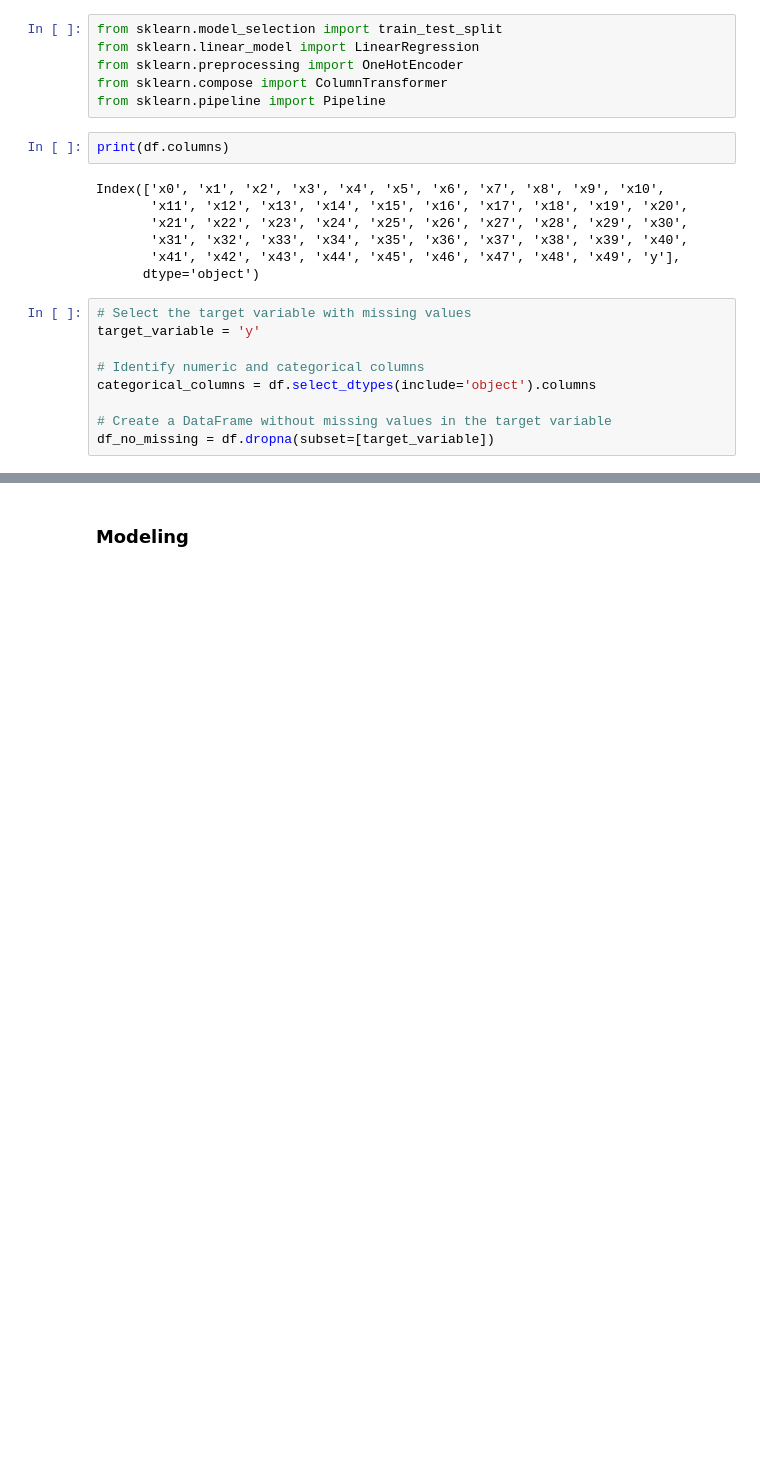
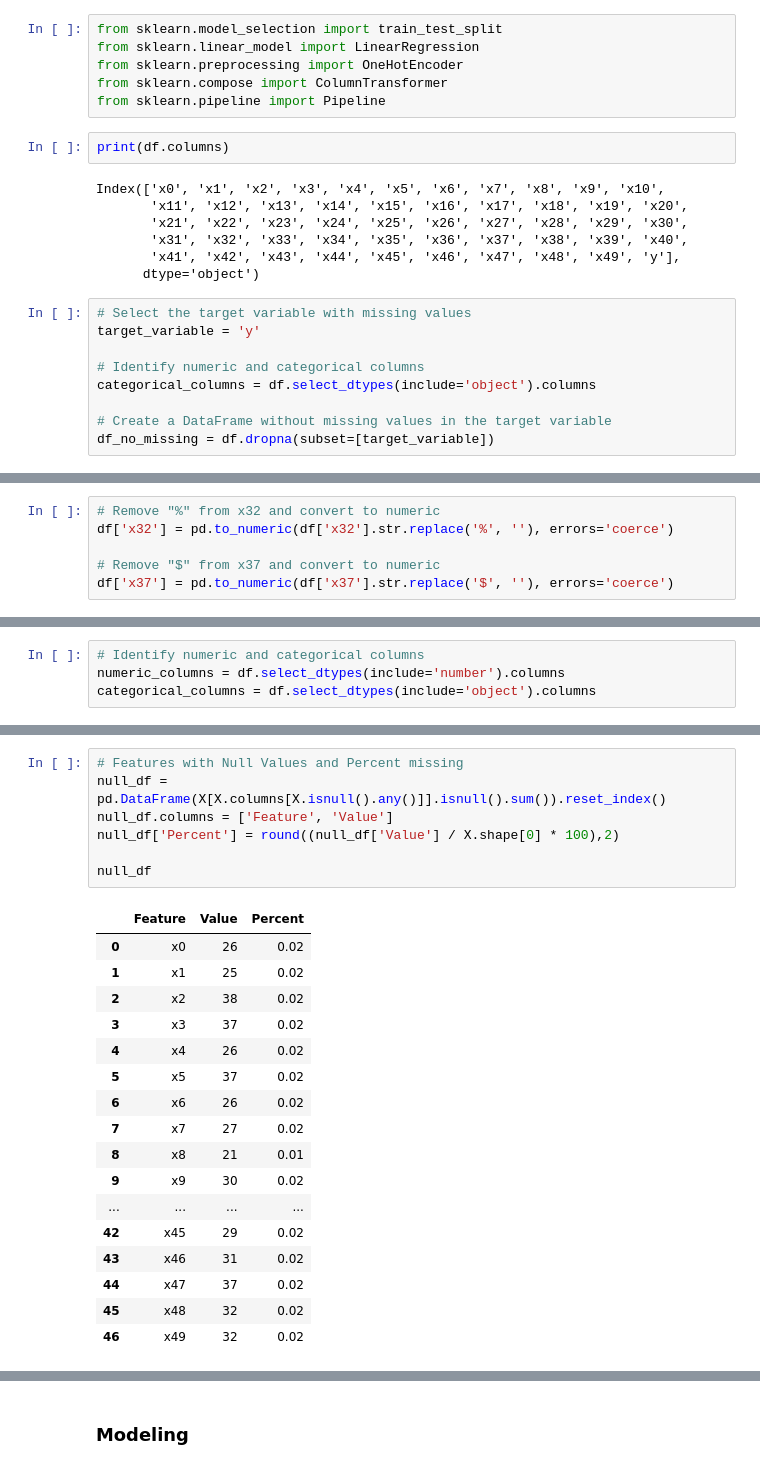
Before and after one commit to ReuvenDerner/MSDS_QuantifyingTheWorld, a Jupyter notebook: Case Study Seven.ipynb, the cells around one changed output, grey strips where cells are left out. Drawn from its saved outputs; the diff is of its cells as text; blank space fills up the shorter version.

```diff
--- a/Case Study Seven.ipynb
+++ b/Case Study Seven.ipynb
@@ -425,0 +284,6 @@ X_scaled_tf = preprocessor.fit_transform(X_encoded)
+# %%
+# Remove "%" from x32 and convert to numeric
+df['x32'] = pd.to_numeric(df['x32'].str.replace('%', ''), errors='coerce')
+
+# Remove "$" from x37 and convert to numeric
+df['x37'] = pd.to_numeric(df['x37'].str.replace('$', ''), errors='coerce')
@@ -425,0 +319,4 @@ X_scaled_tf = preprocessor.fit_transform(X_encoded)
+# %%
+# Identify numeric and categorical columns
+numeric_columns = df.select_dtypes(include='number').columns
+categorical_columns = df.select_dtypes(include='object').columns
@@ -425,0 +337,25 @@ X_scaled_tf = preprocessor.fit_transform(X_encoded)
+# %%
+# Features with Null Values and Percent missing
+null_df = pd.DataFrame(X[X.columns[X.isnull().any()]].isnull().sum()).reset_index()
+null_df.columns = ['Feature', 'Value']
+null_df['Percent'] = round((null_df['Value'] / X.shape[0] * 100),2)
+
+null_df
+# %% [output]
+|  | Feature | Value | Percent |
+| 0 | x0 | 26 | 0.02 |
+| 1 | x1 | 25 | 0.02 |
+| 2 | x2 | 38 | 0.02 |
+| 3 | x3 | 37 | 0.02 |
+| 4 | x4 | 26 | 0.02 |
+| 5 | x5 | 37 | 0.02 |
+| 6 | x6 | 26 | 0.02 |
+| 7 | x7 | 27 | 0.02 |
+| 8 | x8 | 21 | 0.01 |
+| 9 | x9 | 30 | 0.02 |
+| ... | ... | ... | ... |
+| 42 | x45 | 29 | 0.02 |
+| 43 | x46 | 31 | 0.02 |
+| 44 | x47 | 37 | 0.02 |
+| 45 | x48 | 32 | 0.02 |
+| 46 | x49 | 32 | 0.02 |
```
Also changed, not shown: parts of 54 cells of this notebook.
